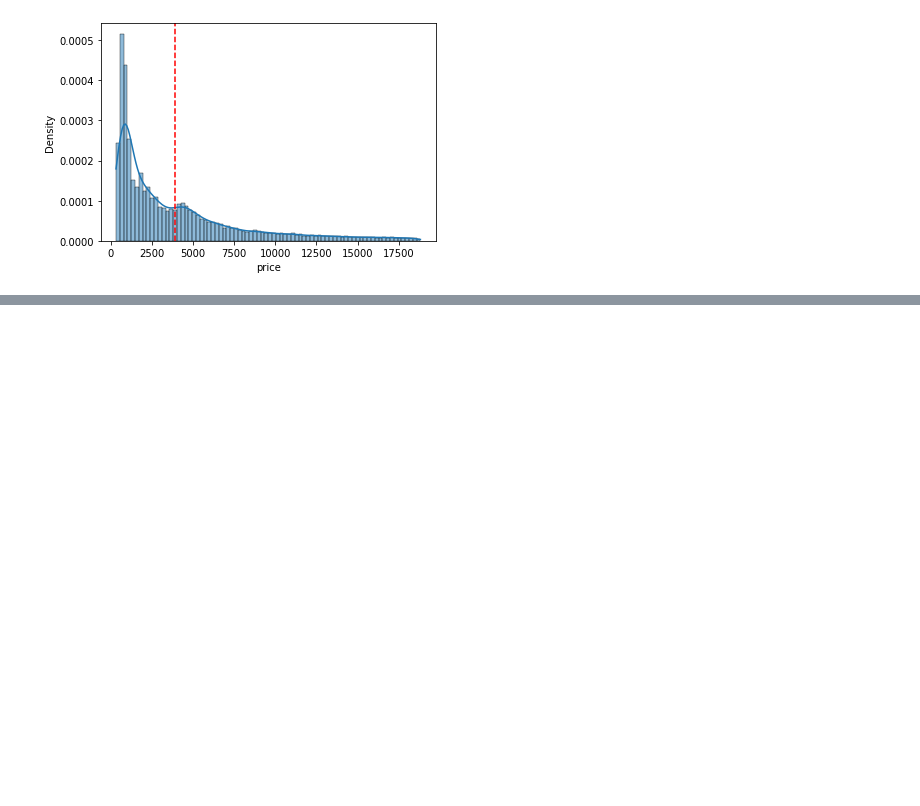
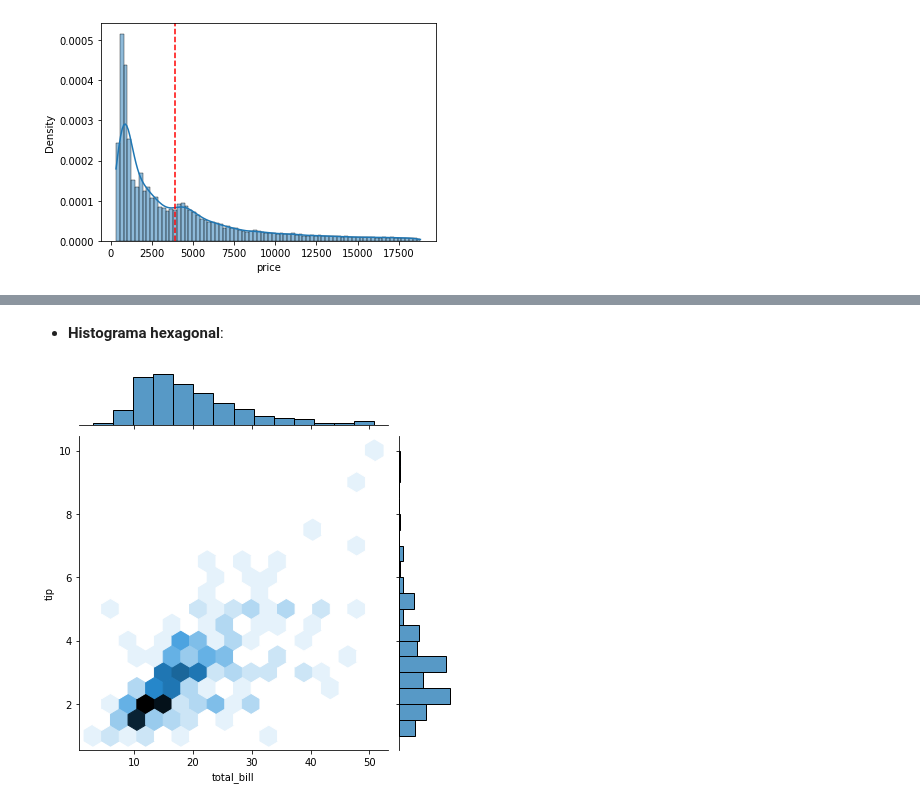
Before and after one commit to fralfaro/python_eda, a Jupyter notebook: docs/visualization/035_histplot.ipynb, the cells around one changed output, grey strips where cells are left out. Drawn from its saved outputs; the diff is of its cells as text; code cells hidden in the pictures; blank space fills up the shorter version.

```diff
--- a/docs/visualization/035_histplot.ipynb
+++ b/docs/visualization/035_histplot.ipynb
@@ -74,0 +117,15 @@ plt.show()
+# %% [markdown]
+* **Histograma hexagonal**:
+# %%
+import seaborn as sns
+
+# Cargar datos de ejemplo
+tips = sns.load_dataset("tips")
+
+# Crear un histograma bidimensional hexagonal
+sns.jointplot(x="total_bill", y="tip", data=tips, kind="hex")
+
+# Mostrar el gráfico
+plt.show()
+# %% [output]
+[figure, added]
```
Also changed, not shown: parts of 8 cells of this notebook, 2 other files.
